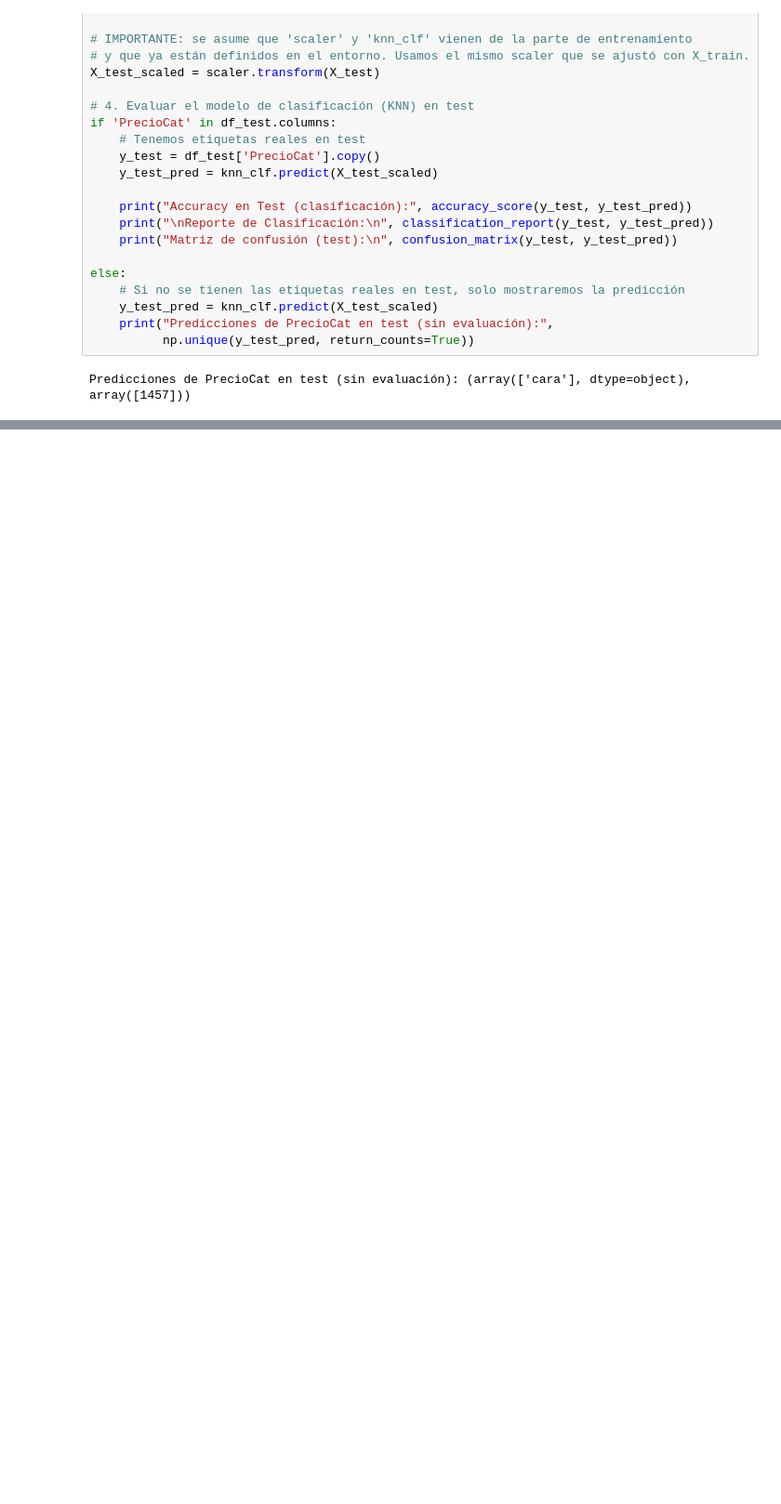
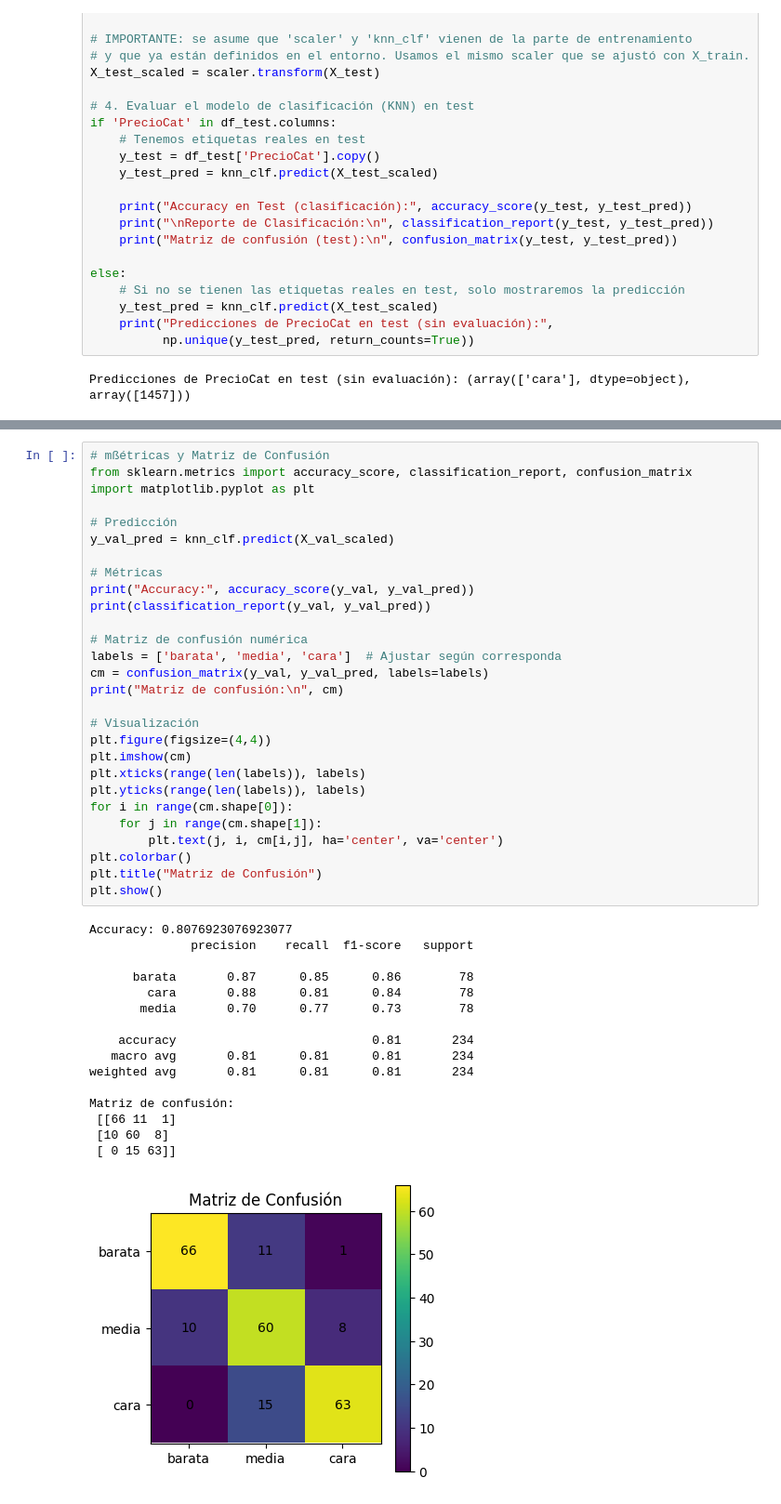
Before and after one commit to HanseLopez99/K-Nearest-Neighbors-Data-Mining, a Jupyter notebook: proyecto2.ipynb, the cells around one changed output, grey strips where cells are left out. Shown at 93% size. Cells and saved outputs as stored; diff of their text form; blank space fills up the shorter version.

Commit message:
feat: Add Analysis of Model Efficiency Confusion Matrix and Overfitting

```diff
--- a/proyecto2.ipynb
+++ b/proyecto2.ipynb
@@ -2017,0 +2024,45 @@ Predicciones de PrecioCat en test (sin evaluación): (array(['cara'], dtype=obje
+# %%
+# mßétricas y Matriz de Confusión
+from sklearn.metrics import accuracy_score, classification_report, confusion_matrix
+import matplotlib.pyplot as plt
+
+# Predicción
+y_val_pred = knn_clf.predict(X_val_scaled)
+
+# Métricas
+print("Accuracy:", accuracy_score(y_val, y_val_pred))
+print(classification_report(y_val, y_val_pred))
+
+# Matriz de confusión numérica
+labels = ['barata', 'media', 'cara']  # Ajustar según corresponda
+cm = confusion_matrix(y_val, y_val_pred, labels=labels)
+print("Matriz de confusión:\n", cm)
+
+# Visualización
+plt.figure(figsize=(4,4))
+plt.imshow(cm)
+plt.xticks(range(len(labels)), labels)
+plt.yticks(range(len(labels)), labels)
+for i in range(cm.shape[0]):
+    for j in range(cm.shape[1]):
+        plt.text(j, i, cm[i,j], ha='center', va='center')
+plt.colorbar()
+plt.title("Matriz de Confusión")
+plt.show()
+# %% [output]
+Accuracy: 0.8076923076923077
+              precision    recall  f1-score   support
+
+      barata       0.87      0.85      0.86        78
+        cara       0.88      0.81      0.84        78
+       media       0.70      0.77      0.73        78
+
+    accuracy                           0.81       234
+   macro avg       0.81      0.81      0.81       234
+weighted avg       0.81      0.81      0.81       234
+
+Matriz de confusión:
+ [[66 11  1]
+ [10 60  8]
+ [ 0 15 63]]
+[figure, added]
```
Also changed, not shown: parts of 5 cells of this notebook.
